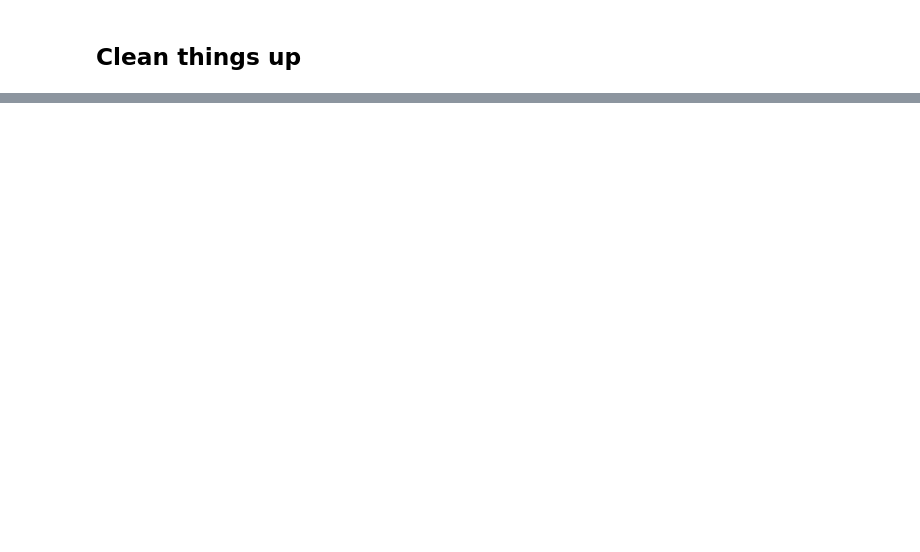
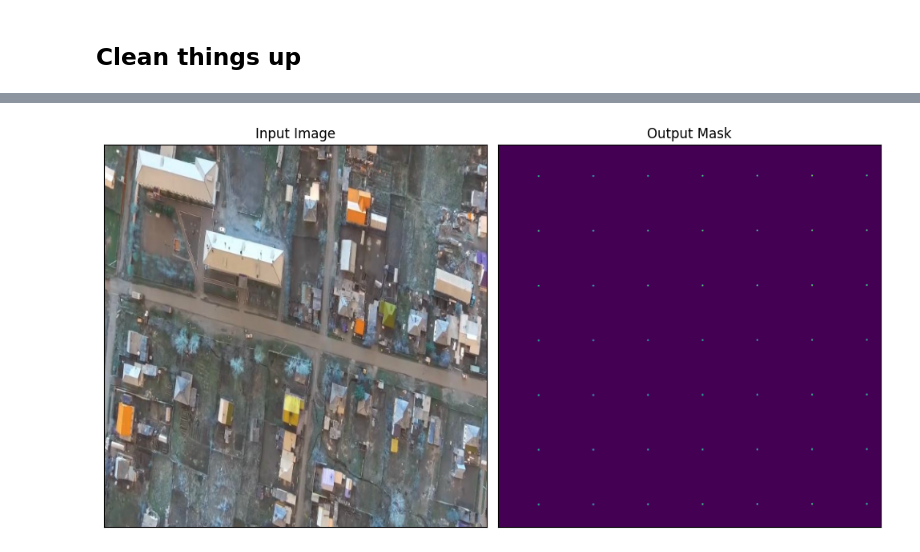
Before and after one commit to ULAS-HiPR/AI-utils, a Jupyter notebook: sznet/experiments/vanilla-unet.ipynb, the cells around one changed output, grey strips where cells are left out. Saved outputs shown, nothing was run; the diff lists cells and outputs as text; code cells hidden in the pictures; blank space fills up the shorter version.

```diff
--- a/sznet/experiments/vanilla-unet.ipynb
+++ b/sznet/experiments/vanilla-unet.ipynb
@@ -531,3 +548,7 @@ RuntimeError: only batches of spatial targets supported (3D tensors) but got tar
 ## Clean things up
 # %%
 # shutil.rmtree(TMP_DATASET_PATH)
+# %%
+model = UNet(n_channels=3, n_classes=NUM_OF_CLASSES, bilinear=False)
+model.load_state_dict(torch.load('/Users/conor/Development/AeroSoc/Payload/AI-utils/sznet/weights/vanilla_unet/unet_vanilla_checkpoint_epoch1.pth'))
+model.to(device)
@@ -533,0 +573,30 @@ RuntimeError: only batches of spatial targets supported (3D tensors) but got tar
+# %%
+img = np.load('/Users/conor/Development/AeroSoc/Payload/AI-utils/sznet/datasets/aerial_dataset.yolov8/.tmp_dataset_unet_vanilla/-_-250-_mp4-2_jpg.rf.8fa4bd696c2df6b922e8e24775699337__IMAGE__.npy')
+img = img.reshape((3,500,500))
+img = torch.tensor([img])
+img = img.to(device=device, dtype=torch.float32)
+mask = model(img)
+mask = Tensor.cpu(mask)
+# %%
+fig, axs = plt.subplots(1, 2, figsize=(10, 10))
+
+# Plot the images on the subplots
+axs[0].imshow(np.load('/Users/conor/Development/AeroSoc/Payload/AI-utils/sznet/datasets/aerial_dataset.yolov8/.tmp_dataset_unet_vanilla/-_-250-_mp4-2_jpg.rf.8fa4bd696c2df6b922e8e24775699337__IMAGE__.npy'))
+axs[0].set_title("Input Image")
+
+axs[1].imshow(mask.detach().numpy().reshape(500,500,7)[:,:,3])
+axs[1].set_title("Output Mask")
+
+
+# Remove the axis ticks and labels
+for ax in axs.flat:
+    ax.set_xticks([])
+    ax.set_yticks([])
+
+# Layout so plots do not overlap
+fig.tight_layout()
+
+# Show the plot
+plt.show()
+# %% [output]
+[figure, added]
```
Also changed, not shown: parts of 8 cells of this notebook, 2 other files.
